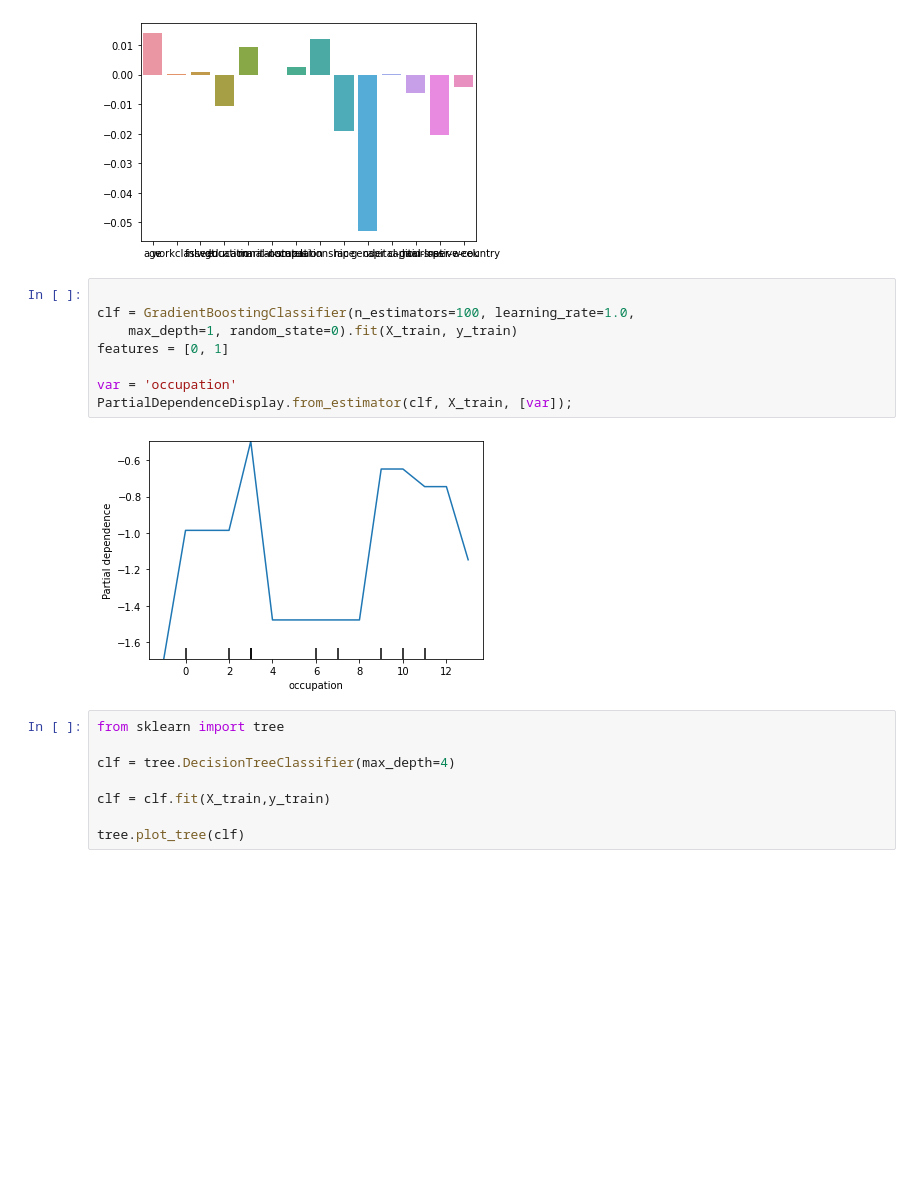
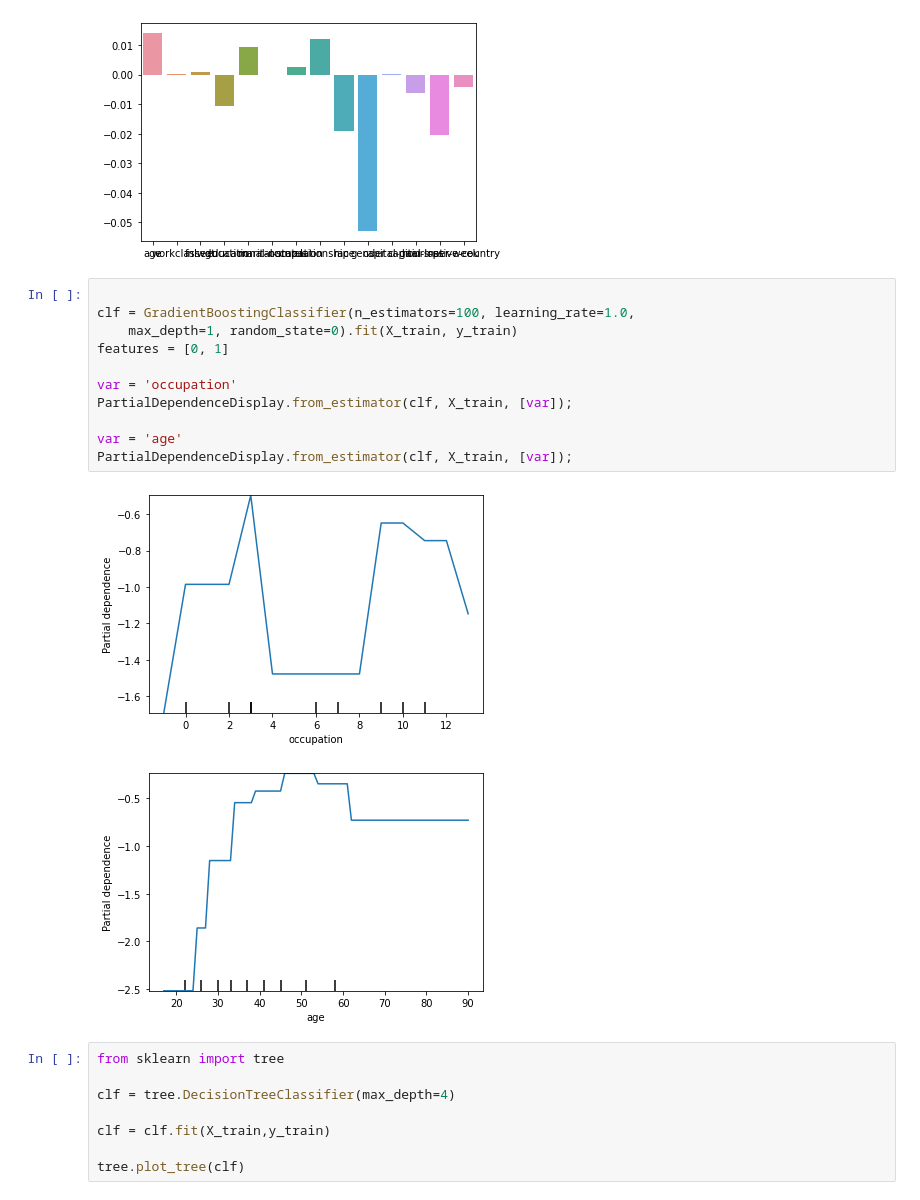
Before and after one commit to randyll/cap5610, a Jupyter notebook: Project/Census_data_classification.ipynb, the cells around one changed output. Drawn from its saved outputs; the diff is of its cells as text; blank space fills up the shorter version.

```diff
--- a/Project/Census_data_classification.ipynb
+++ b/Project/Census_data_classification.ipynb
@@ -230,13 +230,17 @@ Feature: 13, Score: -0.00429
 # %%
 
 clf = GradientBoostingClassifier(n_estimators=100, learning_rate=1.0,
     max_depth=1, random_state=0).fit(X_train, y_train)
 features = [0, 1]
 
 var = 'occupation'
 PartialDependenceDisplay.from_estimator(clf, X_train, [var]);
+
+var = 'age'
+PartialDependenceDisplay.from_estimator(clf, X_train, [var]);
 # %% [output]
 [figure]
+[figure, added]
 # %%
 from sklearn import tree
 
```
Also changed, not shown: parts of 5 cells of this notebook, 20 other files.
